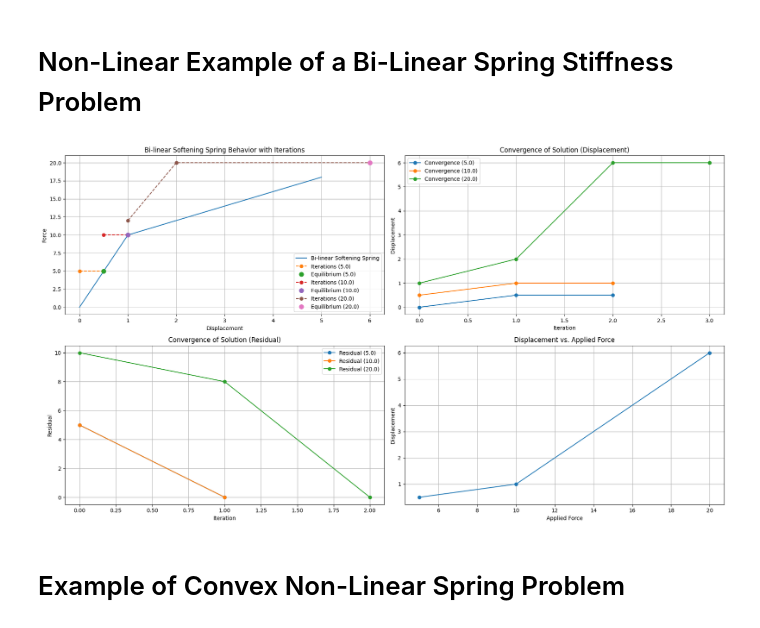
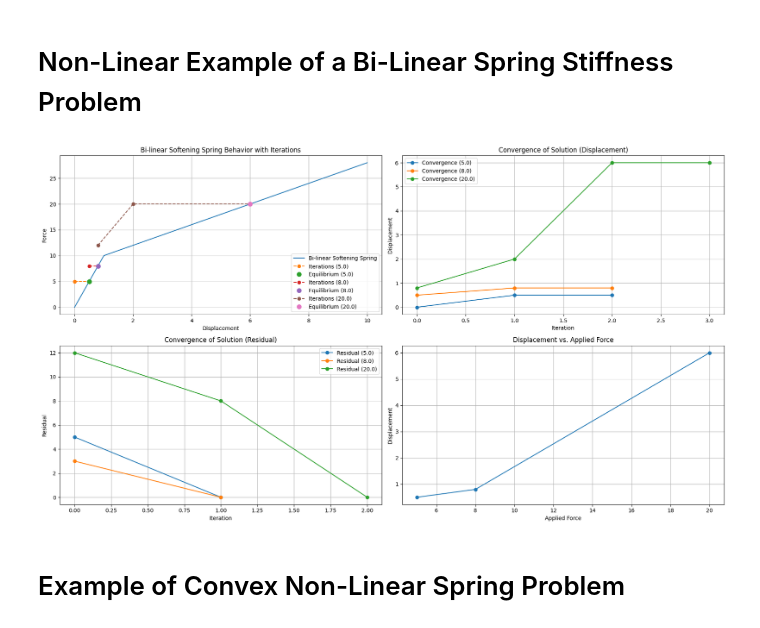
Before and after one commit to AndreasSjolander/NLFEM, a Jupyter notebook: NonLinearFEM.ipynb, the cells around one changed output. Drawn from its saved outputs; the diff is of its cells as text; code cells hidden in the pictures.

```diff
--- a/NonLinearFEM.ipynb
+++ b/NonLinearFEM.ipynb
@@ -13,6 +13,9 @@ The basic coding is provided using Gemini, Googles open AI model. Explanations t
 # %%
 import numpy as np
 import matplotlib.pyplot as plt
+
+# Applied force - This can be changed
+applied_forces = [5.0, 8.0, 20.0]
 
 # --- Define the Non-Linear Spring Element with Bi-Linear Softening ---
 
@@ -55,7 +58,7 @@ its derivative is:
 jacobian = d(residual) / d(displacement)
 jacobian = d(spring_force(displacement) - applied_force) / d(displacement)
 
-since the applied force is constant, its derivative is zero and the jacobian becoms:
+since the applied force is constant, its derivative is zero and the jacobian becomes:
 jacobian = d(spring_force(displacement)) / d(displacement)
 
 Hence, the jacobian is in this example defined as the rate of change in force
@@ -90,8 +93,6 @@ def newton_raphson(initial_guess, k1, k2, displacement_threshold, applied_force,
 
 # --- Solve in Steps ---
 
-# Applied force
-applied_forces = [5.0, 10.0, 20.0]
 # Define vectors to store displacement, convergence, force and residual for plot
 displacement_solutions = []
 convergence_histories = []
@@ -112,7 +113,7 @@ for force in applied_forces:
 
 # --- Plot the Results ---
 # Define the displacement vector to use
-displacements = np.linspace(0, 5, 200)
+displacements = np.linspace(0, 10, 200)
 forces = [spring_force(d, k1, k2, displacement_threshold) for d in displacements]
 
 plt.figure(figsize=(18, 10))
@@ -145,34 +146,34 @@ plt.legend()
 plt.subplot(2, 2, 2)
 for i, history in enumerate(convergence_histories):
     plt.plot(history, marker='o', linestyle='-', label=f'Convergence ({applied_forces[i]})')
 plt.xlabel('Iteration')
 plt.ylabel('Displacement')
 plt.title('Convergence of Solution (Displacement)')
 plt.grid(True)
 plt.legend()
 
 # Residual History
 plt.subplot(2, 2, 3)
 for i, history in enumerate(residual_histories):
     plt.plot(history, marker='o', linestyle='-', label=f'Residual ({applied_forces[i]})')
 plt.xlabel('Iteration')
 plt.ylabel('Residual')
 plt.title('Convergence of Solution (Residual)')
 plt.grid(True)
 plt.legend()
 
 # Displacement vs. Load
 plt.subplot(2, 2, 4)
 plt.plot(applied_forces, displacement_solutions, marker='o', linestyle='-')
 plt.xlabel('Applied Force')
 plt.ylabel('Displacement')
 plt.title('Displacement vs. Applied Force')
 plt.grid(True)
 
 plt.tight_layout()
 plt.show()
 # %% [output]
-[figure, old version]
+[figure, new version]
 # %% [markdown]
 # Example of Convex Non-Linear Spring Problem
 # %%
```
